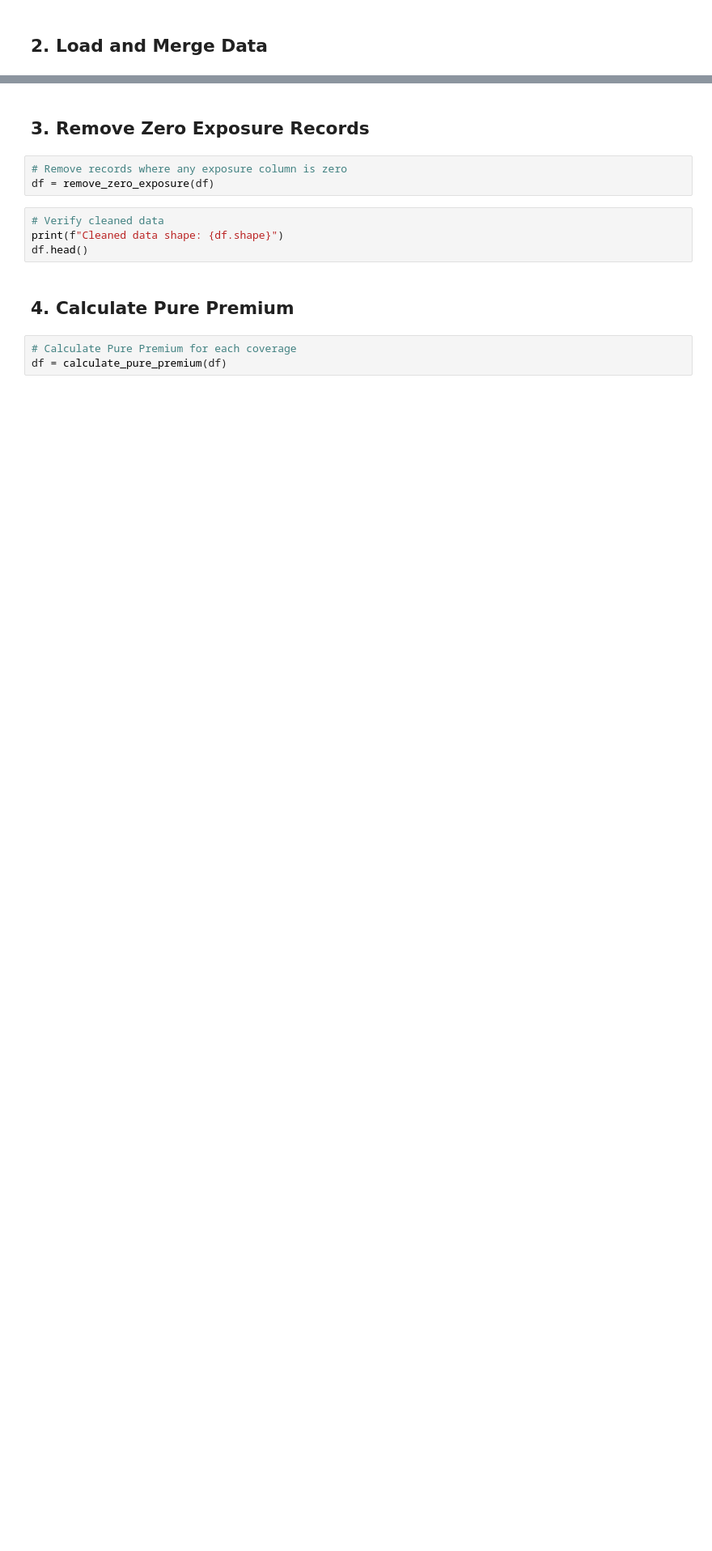
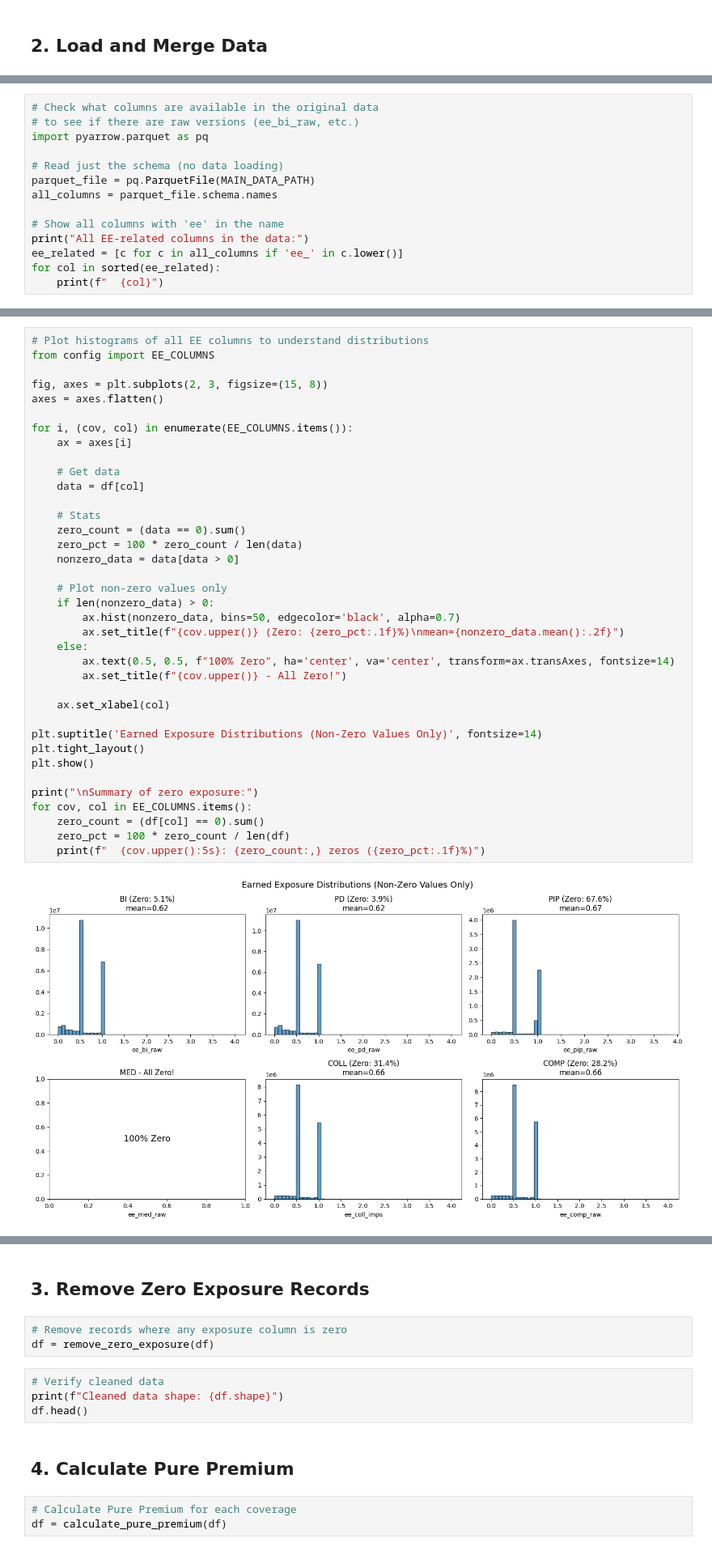
Before and after one commit to axspinnacle/26CF_Dmod_v1, a Jupyter notebook: add_data_folds/old_code/5fold_code/create_5folds.ipynb, the cells around one changed output, grey strips where cells are left out. Shown at 81% size. Drawn from its saved outputs; the diff is of its cells as text; blank space fills up the shorter version.

```diff
--- a/add_data_folds/old_code/5fold_code/create_5folds.ipynb
+++ b/add_data_folds/old_code/5fold_code/create_5folds.ipynb
@@ -58,0 +95,14 @@ df.head()
+# %%
+# Check what columns are available in the original data
+# to see if there are raw versions (ee_bi_raw, etc.)
+import pyarrow.parquet as pq
+
+# Read just the schema (no data loading)
+parquet_file = pq.ParquetFile(MAIN_DATA_PATH)
+all_columns = parquet_file.schema.names
+
+# Show all columns with 'ee' in the name
+print("All EE-related columns in the data:")
+ee_related = [c for c in all_columns if 'ee_' in c.lower()]
+for col in sorted(ee_related):
+    print(f"  {col}")
@@ -58,0 +129,39 @@ df.head()
+# %%
+# Plot histograms of all EE columns to understand distributions
+from config import EE_COLUMNS
+
+fig, axes = plt.subplots(2, 3, figsize=(15, 8))
+axes = axes.flatten()
+
+for i, (cov, col) in enumerate(EE_COLUMNS.items()):
+    ax = axes[i]
+
+    # Get data
+    data = df[col]
+
+    # Stats
+    zero_count = (data == 0).sum()
+    zero_pct = 100 * zero_count / len(data)
+    nonzero_data = data[data > 0]
+
+    # Plot non-zero values only
+    if len(nonzero_data) > 0:
+        ax.hist(nonzero_data, bins=50, edgecolor='black', alpha=0.7)
+        ax.set_title(f"{cov.upper()} (Zero: {zero_pct:.1f}%)\nmean={nonzero_data.mean():.2f}")
+    else:
+        ax.text(0.5, 0.5, f"100% Zero", ha='center', va='center', transform=ax.transAxes, fontsize=14)
+        ax.set_title(f"{cov.upper()} - All Zero!")
+
+    ax.set_xlabel(col)
+
+plt.suptitle('Earned Exposure Distributions (Non-Zero Values Only)', fontsize=14)
+plt.tight_layout()
+plt.show()
+
+print("\nSummary of zero exposure:")
+for cov, col in EE_COLUMNS.items():
+    zero_count = (df[col] == 0).sum()
+    zero_pct = 100 * zero_count / len(df)
+    print(f"  {cov.upper():5s}: {zero_count:,} zeros ({zero_pct:.1f}%)")
+# %% [output]
+[figure, added]
```
Also changed, not shown: parts of 8 cells of this notebook, 1 other file.
